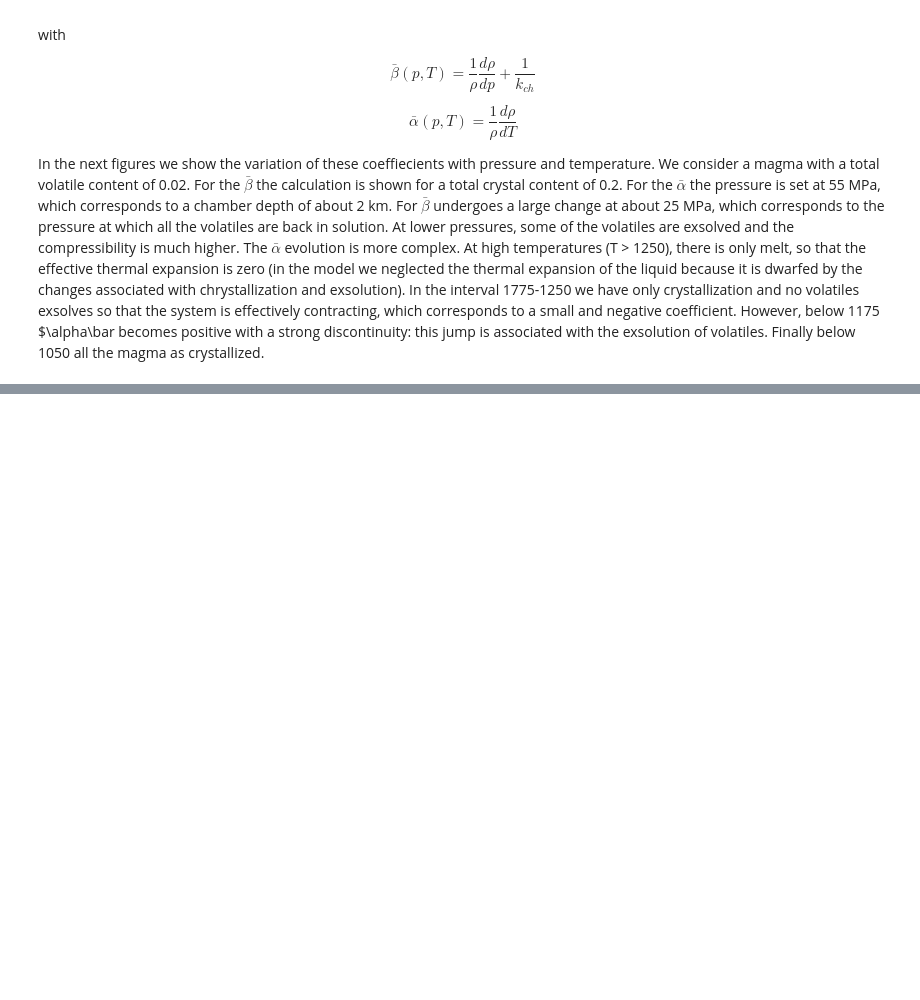
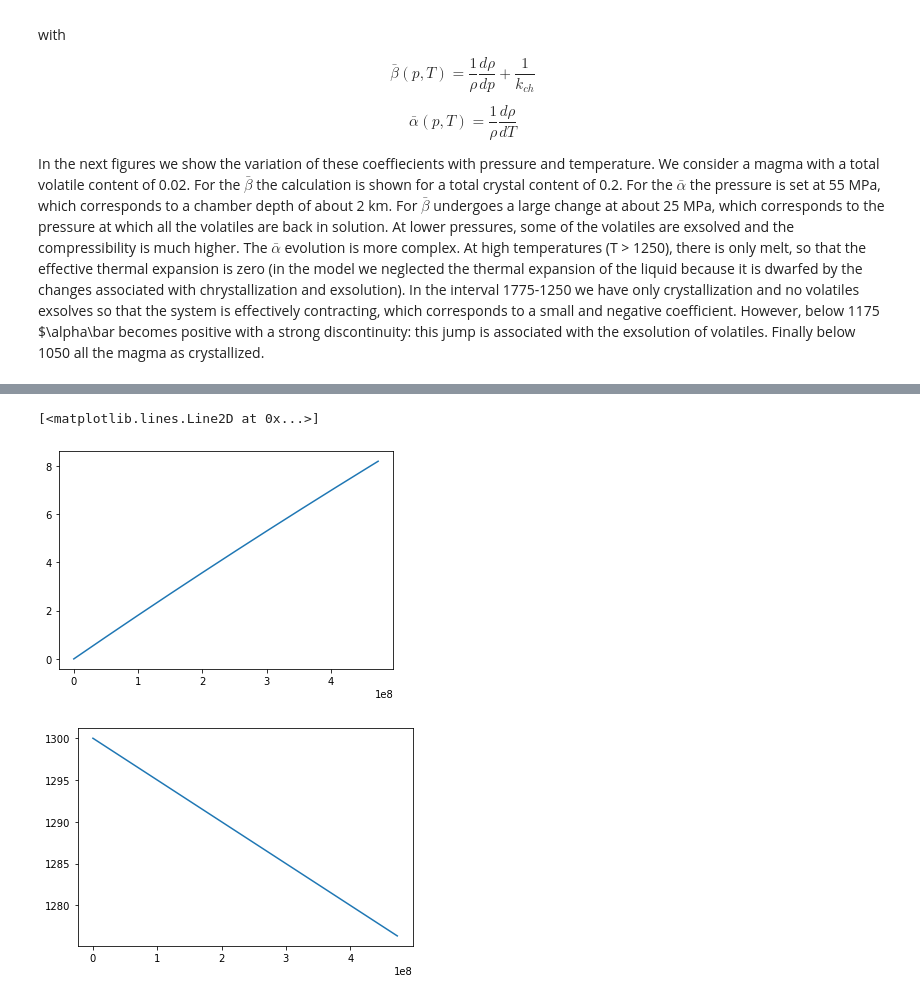
Before and after one commit to alberoman/rapid-inflation, a Jupyter notebook: theory.ipynb, the cells around one changed output, grey strips where cells are left out. Cells and saved outputs as stored; diff of their text form; code cells hidden in the pictures; blank space fills up the shorter version.

Commit message:
Added dynamical model with constant bottom pressure

```diff
--- a/theory.ipynb
+++ b/theory.ipynb
@@ -193,0 +166,19 @@ Text(0, 0.5, 'q [m$^3$ s$^{-1}]$')
+# %%
+q = np.linspace(0.1,10,100) * rhol0
+dTdtlog = np.linspace(-6,-12)
+dTdt = 10**dTdtlog
+dTdt = np.concatenate((-dTdt,dTdt[::-1]))
+V0 = 5e+9
+xc = 0.2
+T = calc_T(xc, Tl, Ts) + 273
+DT,Q = np.meshgrid(dTdt,q)
+dpdt = np.zeros(DT.shape)
+rho = calc_rho(pc,T,s,rhol0,rhoc0,Tl,Ts,xt,kl,R)
+drhodp = calc_drhodp(pc,T,s,rhol0,rhoc0,Tl,Ts,xt,kl,R)
+drhodT = calc_drhodT(pc,T,s,rhol0,rhoc0,Tl,Ts,xt,kl,gamma,R)
+beta_eff = 1 / rho * drhodp
+alpha_eff = 1 / rho * drhodT
+xg = calc_xg(pc, xc, xt, s)
+for i in range(len(q)):
+    for j in range(len(dTdt)):
+        dpdt[i,j] = 1 / beta_eff * (q[i] / (rho * V0) - alpha_eff * dTdt[j])
@@ -193,0 +214,61 @@ Text(0, 0.5, 'q [m$^3$ s$^{-1}]$')
+# %%
+from scipy.integrate import solve_ivp
+
+def dpdt_dTdt(t,y):
+    p,M,T = y
+    rho = calc_rho(p,T,s,rhol0,rhoc0,Tl,Ts,xt,kl,R)
+    drhodp = calc_drhodp(pc,T,s,rhol0,rhoc0,Tl,Ts,xt,kl,R)
+    drhodT = calc_drhodT(pc,T,s,rhol0,rhoc0,Tl,Ts,xt,kl,gamma,R)
+    alpha_eff = 1 / rho * drhodT
+    beta_eff = 1 / rho * drhodp + 1 / k_ch
+    q = k * (pd -  p) * rhol0
+    Fc = coolrate * thermal_const * M
+    dTdt = (-Fc + thermal_const * q * (Ti - T)) / (thermal_const * M)
+    #dTdt = 0
+    return [1 / ( beta_eff) * ( q / (V0 * rho) - alpha_eff *dTdt), q ,dTdt ]
+
+rhol0 = 2700
+g = 9.8
+L = 3e+5
+Cp = 1e+3
+years = 15
+tend = 3600 * 24 * 365 * years
+coolrate = 5e-8
+V0 = 5e+9
+k_ch = (3 / (4 * G))**-1 #bulk modulus chamber
+deltaP0 = 5e+6 #initial pressure difference
+q0 = 0. #in cubic meter
+k = q0 / deltaP0
+xt = 0.03
+xc = 0.
+zc = 2300
+plc = rhol0 * g * zc
+pd= plc + deltaP0
+thermal_const = Cp + L * gamma
+p0 = plc
+T0 = calc_T(xc, Tl, Ts) + 273
+Ti = Tl + 273 #injection
+rho0 = calc_rho(p0,T0,s,rhol0,rhoc0,Tl,Ts,xt,kl,R)
+M0 = rho0 * V0
+t = np.linspace(0,tend,3000)
+sol = solve_ivp(dpdt_dTdt,[0,tend],np.array([p0,M0,T0]),method = 'Radau',t_eval = t)
+t = sol.t
+p = sol.y[0]
+M = sol.y[1]
+T = sol.y[2]
+xg = []
+for i in range(len(p)):
+    xc = calc_xc(T[i],Tl,Ts)
+    xg.append(calc_xg(p[i], xc, xt, s))
+q = k * (pd - p)
+plt.plot(t,(p-p0) / 1e+6)
+plt.figure()
+plt.plot(t,T-273)
+plt.figure()
+plt.plot(t,q)
+plt.figure()
+plt.plot(t,xg)
+# %% [output]
+[<matplotlib.lines.Line2D at 0x...>]
+[figure, added]
+[figure, added]
```
Also changed, not shown: parts of 11 cells of this notebook.
